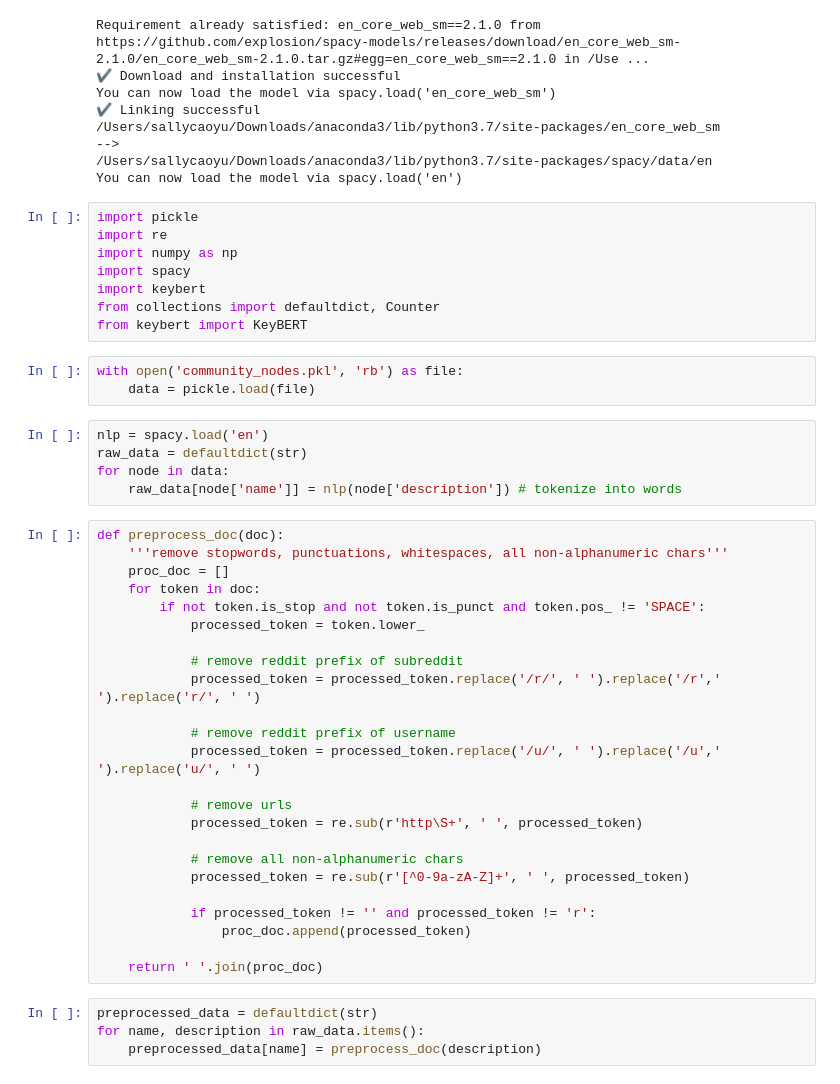
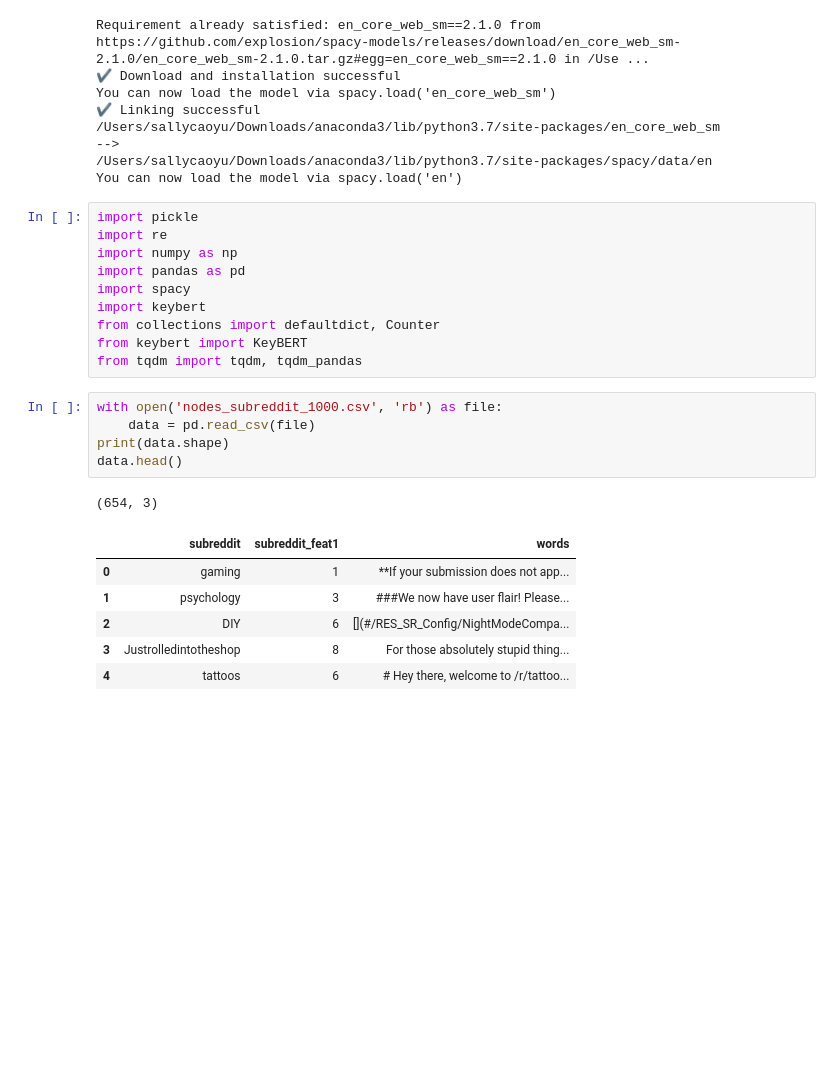
Before and after one commit to yl-miao/Reddit-Recommendation-System, a Jupyter notebook: community_keyword_extractor.ipynb, the cells around one changed output. Cells and saved outputs as stored; diff of their text form; blank space fills up the shorter version.

```diff
--- a/community_keyword_extractor.ipynb
+++ b/community_keyword_extractor.ipynb
@@ -35,43 +39,22 @@ You can now load the model via spacy.load('en')
 import pickle
 import re
 import numpy as np
+import pandas as pd
 import spacy
 import keybert
 from collections import defaultdict, Counter
 from keybert import KeyBERT
+from tqdm import tqdm, tqdm_pandas
 # %%
-with open('community_nodes.pkl', 'rb') as file:
-    data = pickle.load(file)
+with open('nodes_subreddit_1000.csv', 'rb') as file:
+    data = pd.read_csv(file)
+print(data.shape)
+data.head()
+# %% [output]
+(654, 3)
+|  | subreddit | subreddit_feat1 | words |
+| 0 | gaming | 1 | **If your submission does not app... |
+| 1 | psychology | 3 | ###We now have user flair! Please... |
+| 2 | DIY | 6 | [](#/RES_SR_Config/NightModeCompa... |
+| 3 | Justrolledintotheshop | 8 | For those absolutely stupid thing... |
+| 4 | tattoos | 6 | # Hey there, welcome to /r/tattoo... |
-# %%
-nlp = spacy.load('en')
-raw_data = defaultdict(str)
-for node in data:
-    raw_data[node['name']] = nlp(node['description']) # tokenize into words
-# %%
-def preprocess_doc(doc):
-    '''remove stopwords, punctuations, whitespaces, all non-alphanumeric chars'''
-    proc_doc = []
-    for token in doc:
-        if not token.is_stop and not token.is_punct and token.pos_ != 'SPACE':
-            processed_token = token.lower_
-
-            # remove reddit prefix of subreddit
-            processed_token = processed_token.replace('/r/', ' ').replace('/r',' ').replace('r/', ' ')
-
-            # remove reddit prefix of username
-            processed_token = processed_token.replace('/u/', ' ').replace('/u',' ').replace('u/', ' ')
-
-            # remove urls
-            processed_token = re.sub(r'http\S+', ' ', processed_token)
-
-            # remove all non-alphanumeric chars
-            processed_token = re.sub(r'[^0-9a-zA-Z]+', ' ', processed_token)
-
-            if processed_token != '' and processed_token != 'r':
-                proc_doc.append(processed_token)
-
-    return ' '.join(proc_doc)
-# %%
-preprocessed_data = defaultdict(str)
-for name, description in raw_data.items():
-    preprocessed_data[name] = preprocess_doc(description)
```
Also changed, not shown: parts of 7 cells of this notebook.
